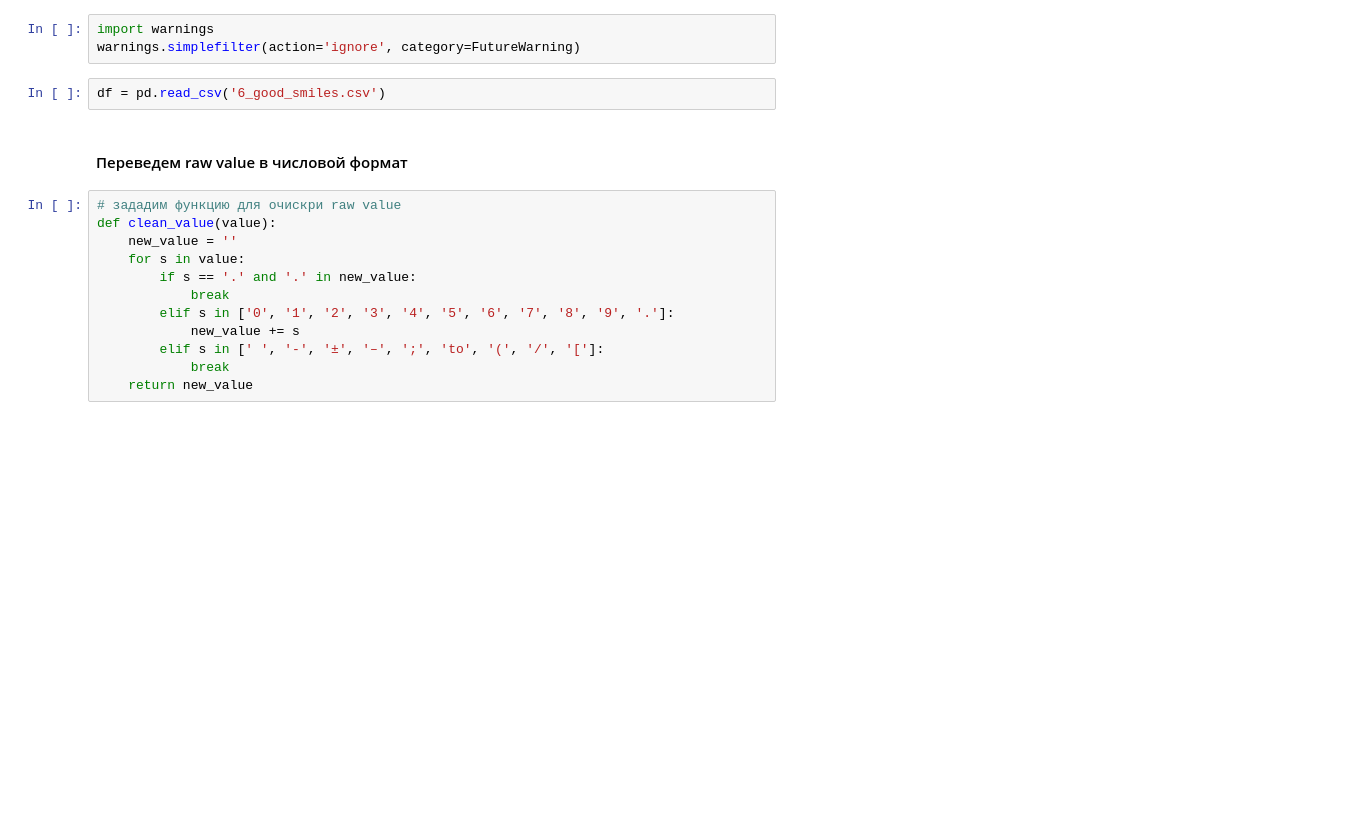
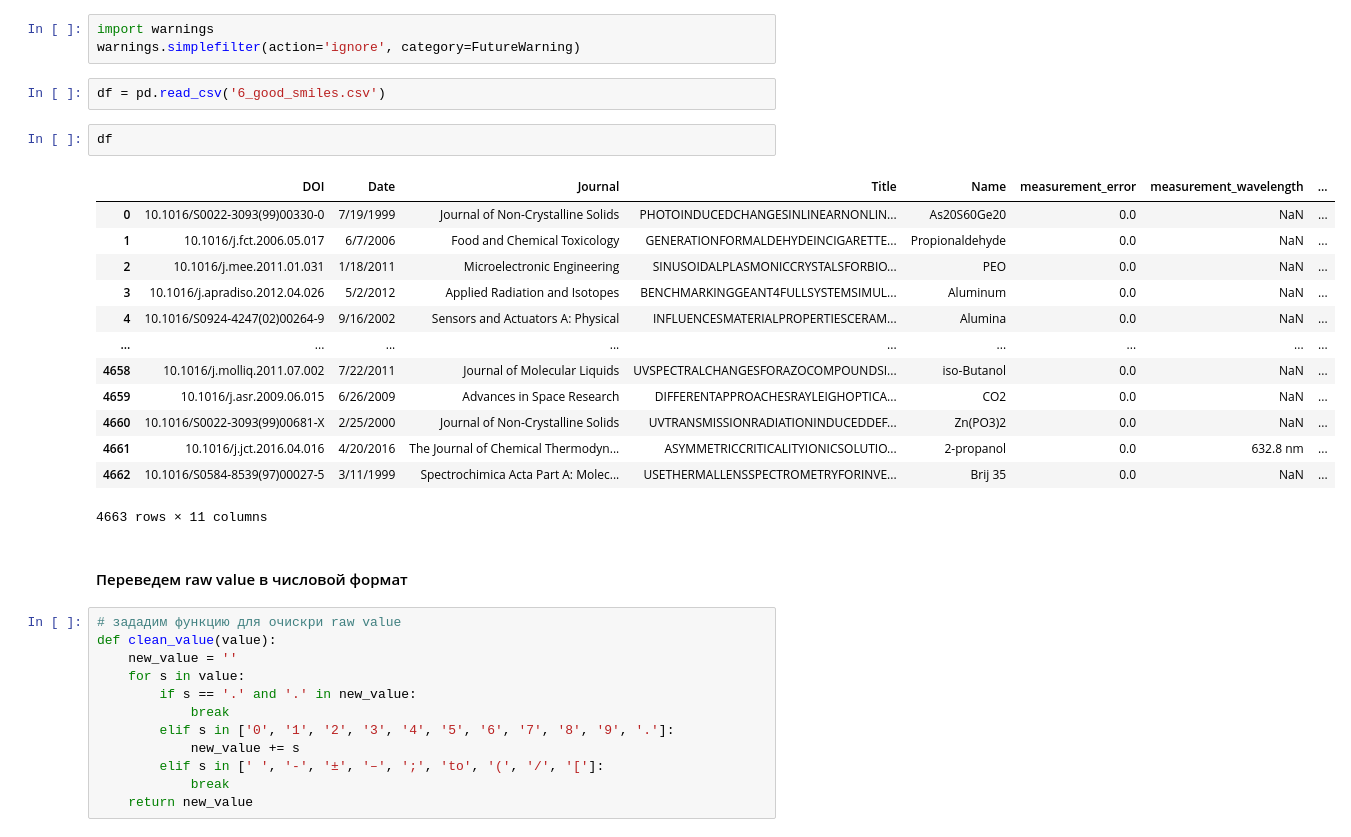
Before and after one commit to NinaGubina/AlgorithmsAndBigDataInChemistry, a Jupyter notebook: data/Data_preprocessing.ipynb, the cells around one changed output. Saved outputs shown, nothing was run; the diff lists cells and outputs as text; blank space fills up the shorter version.

```diff
--- a/data/Data_preprocessing.ipynb
+++ b/data/Data_preprocessing.ipynb
@@ -8,6 +8,22 @@ import warnings
 warnings.simplefilter(action='ignore', category=FutureWarning)
 # %%
 df = pd.read_csv('6_good_smiles.csv')
+# %%
+df
+# %% [output]
+|  | DOI | Date | Journal | Title | Name | measurement_error | measurement_wavelength | ... |
+| 0 | 10.1016/S0022-3093(99)00330-0 | 7/19/1999 | Journal of Non-Crystalline Solids | PHOTOINDUCEDCHANGESINLINEARNONLIN... | As20S60Ge20 | 0.0 | NaN | ... |
+| 1 | 10.1016/j.fct.2006.05.017 | 6/7/2006 | Food and Chemical Toxicology | GENERATIONFORMALDEHYDEINCIGARETTE... | Propionaldehyde | 0.0 | NaN | ... |
+| 2 | 10.1016/j.mee.2011.01.031 | 1/18/2011 | Microelectronic Engineering | SINUSOIDALPLASMONICCRYSTALSFORBIO... | PEO | 0.0 | NaN | ... |
+| 3 | 10.1016/j.apradiso.2012.04.026 | 5/2/2012 | Applied Radiation and Isotopes | BENCHMARKINGGEANT4FULLSYSTEMSIMUL... | Aluminum | 0.0 | NaN | ... |
+| 4 | 10.1016/S0924-4247(02)00264-9 | 9/16/2002 | Sensors and Actuators A: Physical | INFLUENCESMATERIALPROPERTIESCERAM... | Alumina | 0.0 | NaN | ... |
+| ... | ... | ... | ... | ... | ... | ... | ... | ... |
+| 4658 | 10.1016/j.molliq.2011.07.002 | 7/22/2011 | Journal of Molecular Liquids | UVSPECTRALCHANGESFORAZOCOMPOUNDSI... | iso-Butanol | 0.0 | NaN | ... |
+| 4659 | 10.1016/j.asr.2009.06.015 | 6/26/2009 | Advances in Space Research | DIFFERENTAPPROACHESRAYLEIGHOPTICA... | CO2 | 0.0 | NaN | ... |
+| 4660 | 10.1016/S0022-3093(99)00681-X | 2/25/2000 | Journal of Non-Crystalline Solids | UVTRANSMISSIONRADIATIONINDUCEDDEF... | Zn(PO3)2 | 0.0 | NaN | ... |
+| 4661 | 10.1016/j.jct.2016.04.016 | 4/20/2016 | The Journal of Chemical Thermodyn... | ASYMMETRICCRITICALITYIONICSOLUTIO... | 2-propanol | 0.0 | 632.8 nm | ... |
+| 4662 | 10.1016/S0584-8539(97)00027-5 | 3/11/1999 | Spectrochimica Acta Part A: Molec... | USETHERMALLENSSPECTROMETRYFORINVE... | Brij 35 | 0.0 | NaN | ... |
+4663 rows × 11 columns
 # %% [markdown]
 #### Переведем raw value в числовой формат
 # %%
```
Also changed, not shown: parts of 7 cells of this notebook, 1 other file.
